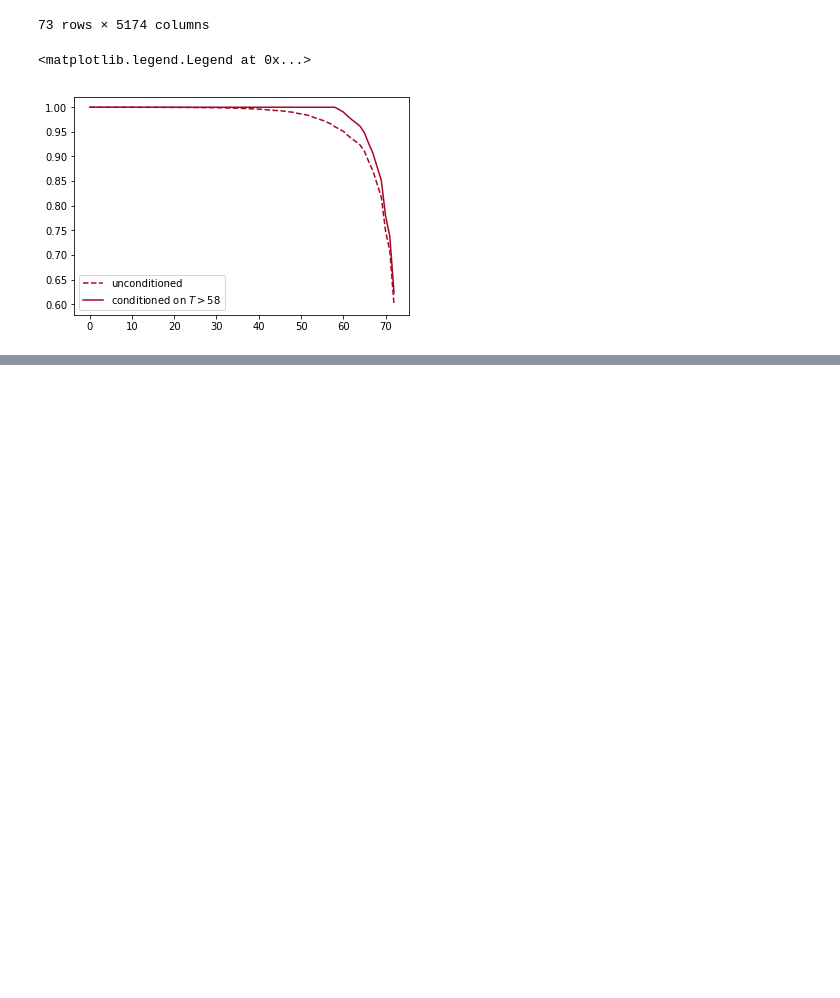
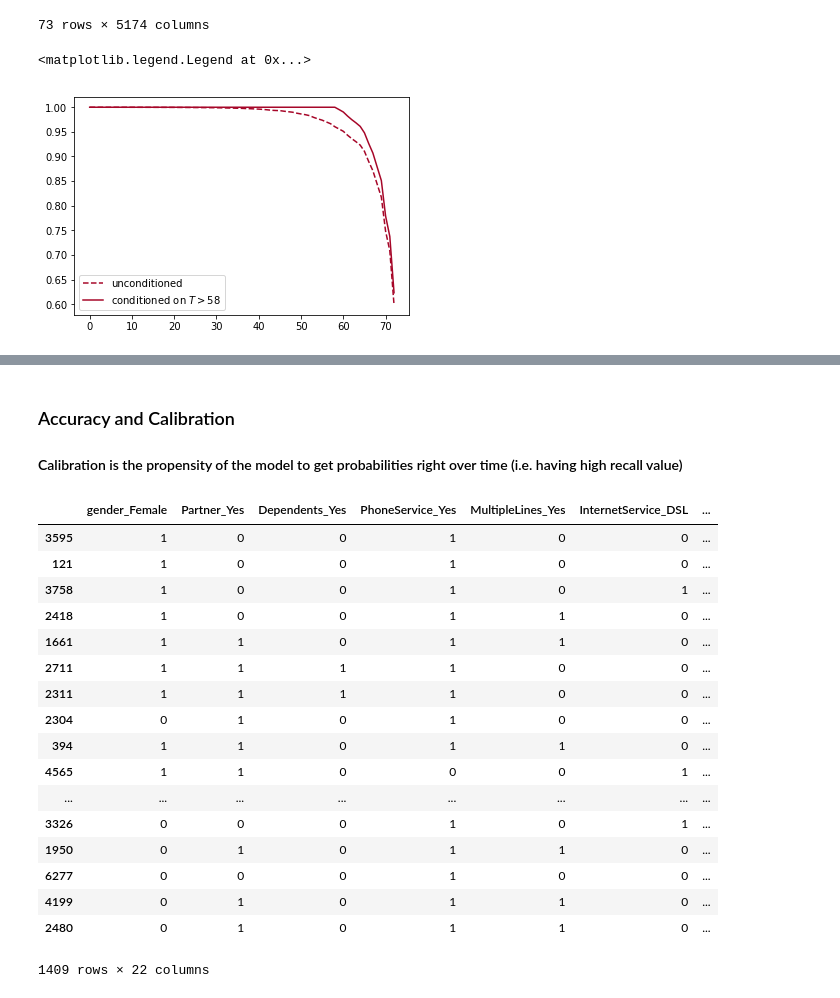
Before and after one commit to PadmajaVB/Cohort-Analysis, a Jupyter notebook: Code/TelcoCustomerChurn.ipynb, the cells around one changed output, grey strips where cells are left out. Cells and saved outputs as stored; diff of their text form; code cells hidden in the pictures; blank space fills up the shorter version.

```diff
--- a/Code/TelcoCustomerChurn.ipynb
+++ b/Code/TelcoCustomerChurn.ipynb
@@ -164,0 +273,3 @@ plt.legend()
+# %% [markdown]
+### Accuracy and Calibration
+#### Calibration is the propensity of the model to get probabilities right over time (i.e. having high recall value)
@@ -164,0 +280,21 @@ plt.legend()
+# %%
+cph_test
+# %% [output]
+|  | gender_Female | Partner_Yes | Dependents_Yes | PhoneService_Yes | MultipleLines_Yes | InternetService_DSL | ... |
+| 3595 | 1 | 0 | 0 | 1 | 0 | 0 | ... |
+| 121 | 1 | 0 | 0 | 1 | 0 | 0 | ... |
+| 3758 | 1 | 0 | 0 | 1 | 0 | 1 | ... |
+| 2418 | 1 | 0 | 0 | 1 | 1 | 0 | ... |
+| 1661 | 1 | 1 | 0 | 1 | 1 | 0 | ... |
+| 2711 | 1 | 1 | 1 | 1 | 0 | 0 | ... |
+| 2311 | 1 | 1 | 1 | 1 | 0 | 0 | ... |
+| 2304 | 0 | 1 | 0 | 1 | 0 | 0 | ... |
+| 394 | 1 | 1 | 0 | 1 | 1 | 0 | ... |
+| 4565 | 1 | 1 | 0 | 0 | 0 | 1 | ... |
+| ... | ... | ... | ... | ... | ... | ... | ... |
+| 3326 | 0 | 0 | 0 | 1 | 0 | 1 | ... |
+| 1950 | 0 | 1 | 0 | 1 | 1 | 0 | ... |
+| 6277 | 0 | 0 | 0 | 1 | 0 | 0 | ... |
+| 4199 | 0 | 1 | 0 | 1 | 1 | 0 | ... |
+| 2480 | 0 | 1 | 0 | 1 | 1 | 0 | ... |
+1409 rows × 22 columns
```
Also changed, not shown: parts of 25 cells of this notebook.
